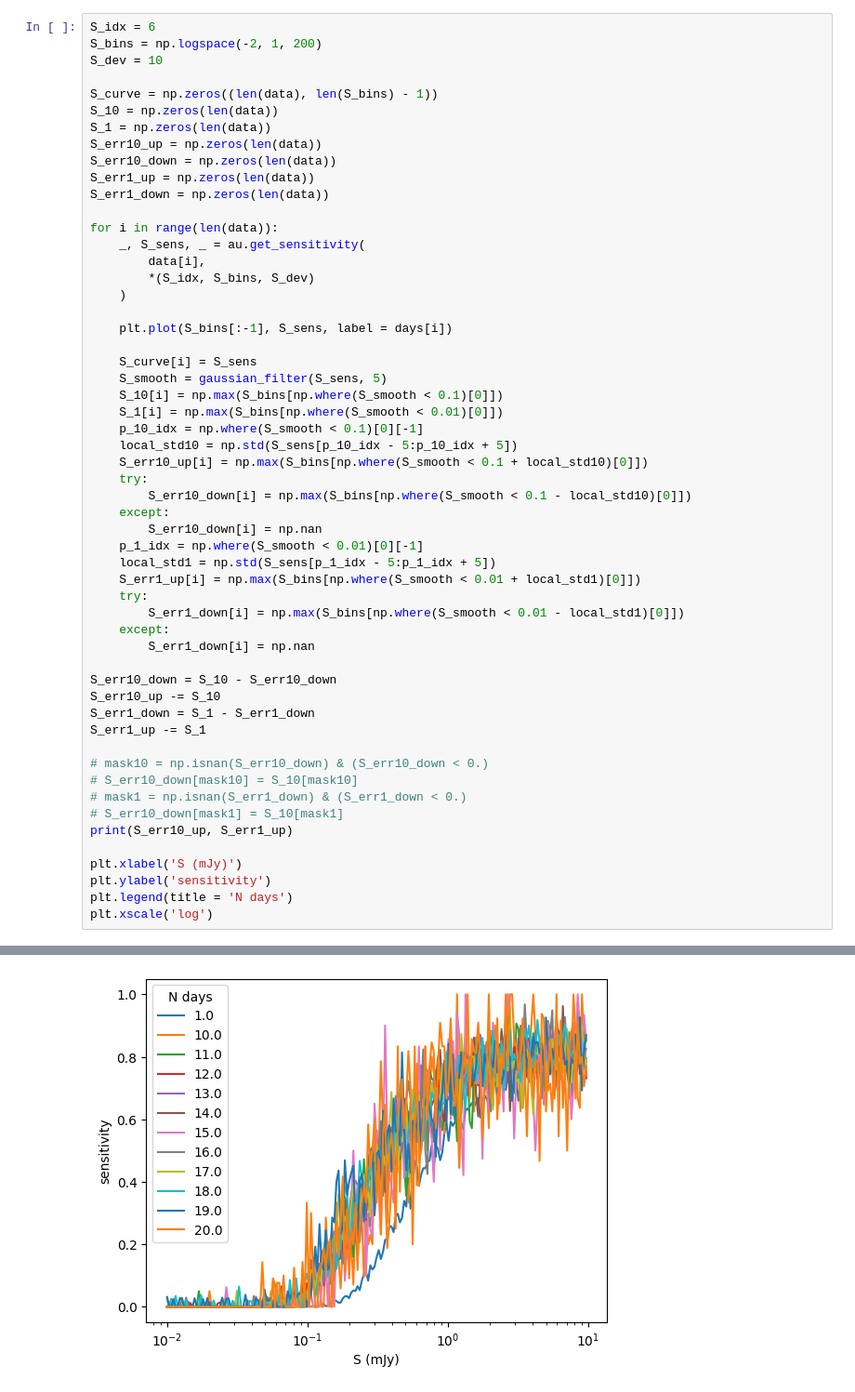
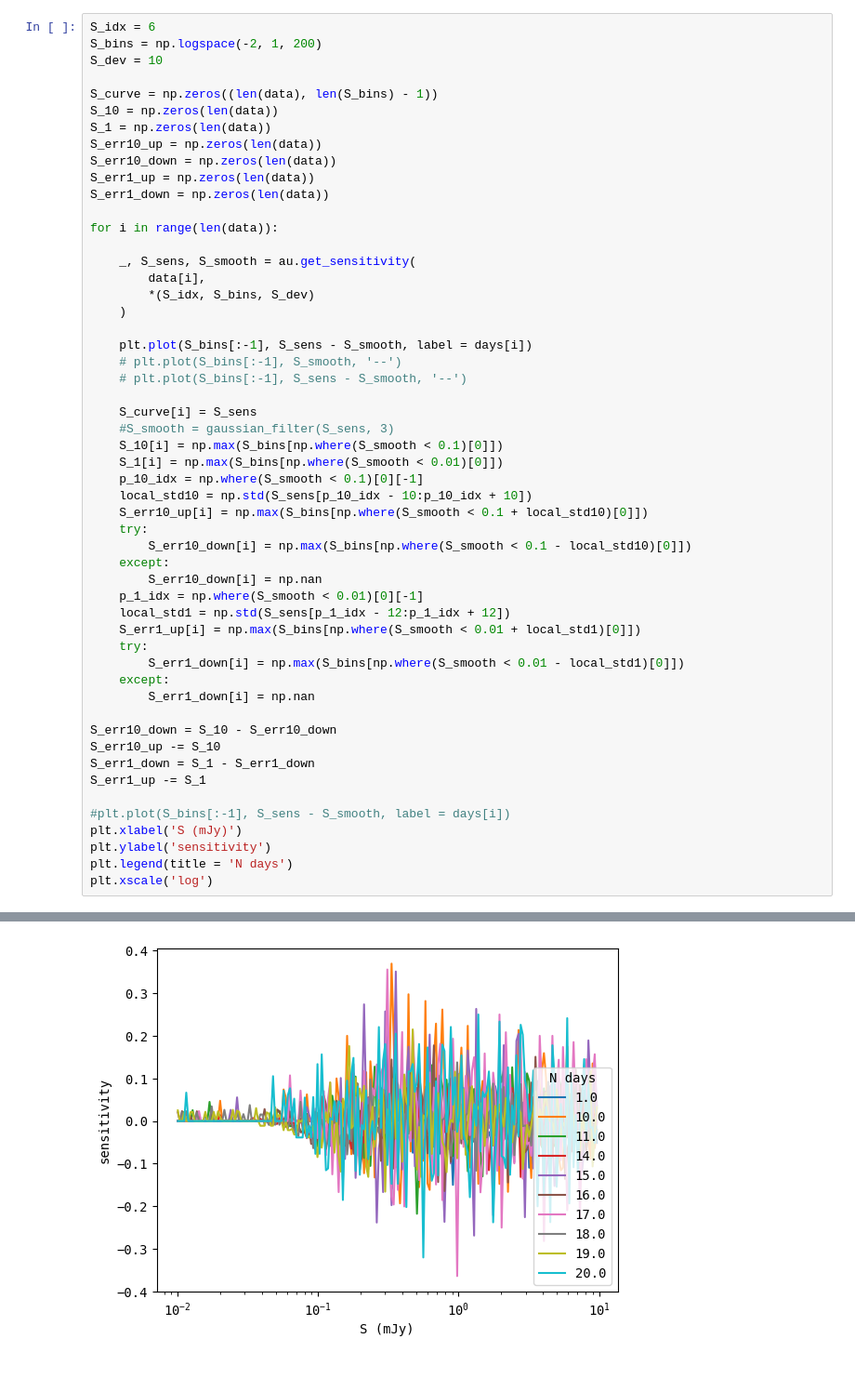
Before and after one commit to chime-sps/Transmissivity, a Jupyter notebook: results/sensitivity_dropoff.ipynb, the cells around one changed output, grey strips where cells are left out. Shown at 93% size. Drawn from its saved outputs; the diff is of its cells as text.

```diff
--- a/results/sensitivity_dropoff.ipynb
+++ b/results/sensitivity_dropoff.ipynb
@@ -83,26 +82,29 @@ S_err1_up = np.zeros(len(data))
 S_err1_down = np.zeros(len(data))
 
 for i in range(len(data)):
-    _, S_sens, _ = au.get_sensitivity(
+
+    _, S_sens, S_smooth = au.get_sensitivity(
         data[i],
         *(S_idx, S_bins, S_dev)
     )
 
-    plt.plot(S_bins[:-1], S_sens, label = days[i])
+    plt.plot(S_bins[:-1], S_sens - S_smooth, label = days[i])
+    # plt.plot(S_bins[:-1], S_smooth, '--')
+    # plt.plot(S_bins[:-1], S_sens - S_smooth, '--')
 
     S_curve[i] = S_sens
-    S_smooth = gaussian_filter(S_sens, 5)
+    #S_smooth = gaussian_filter(S_sens, 3)
     S_10[i] = np.max(S_bins[np.where(S_smooth < 0.1)[0]])
     S_1[i] = np.max(S_bins[np.where(S_smooth < 0.01)[0]])
     p_10_idx = np.where(S_smooth < 0.1)[0][-1]
-    local_std10 = np.std(S_sens[p_10_idx - 5:p_10_idx + 5])
+    local_std10 = np.std(S_sens[p_10_idx - 10:p_10_idx + 10])
     S_err10_up[i] = np.max(S_bins[np.where(S_smooth < 0.1 + local_std10)[0]])
     try:
         S_err10_down[i] = np.max(S_bins[np.where(S_smooth < 0.1 - local_std10)[0]])
     except:
         S_err10_down[i] = np.nan
     p_1_idx = np.where(S_smooth < 0.01)[0][-1]
-    local_std1 = np.std(S_sens[p_1_idx - 5:p_1_idx + 5])
+    local_std1 = np.std(S_sens[p_1_idx - 12:p_1_idx + 12])
     S_err1_up[i] = np.max(S_bins[np.where(S_smooth < 0.01 + local_std1)[0]])
     try:
         S_err1_down[i] = np.max(S_bins[np.where(S_smooth < 0.01 - local_std1)[0]])
@@ -114,12 +116,7 @@ S_err10_up -= S_10
 S_err1_down = S_1 - S_err1_down
 S_err1_up -= S_1
 
-# mask10 = np.isnan(S_err10_down) & (S_err10_down < 0.)
-# S_err10_down[mask10] = S_10[mask10]
-# mask1 = np.isnan(S_err1_down) & (S_err1_down < 0.)
-# S_err10_down[mask1] = S_10[mask1]
-print(S_err10_up, S_err1_up)
-
+#plt.plot(S_bins[:-1], S_sens - S_smooth, label = days[i])
 plt.xlabel('S (mJy)')
 plt.ylabel('sensitivity')
 plt.legend(title = 'N days')
@@ -131 +125 @@ plt.xscale('log')
-[figure, old version]
+[figure, new version]
```
Also changed, not shown: parts of 8 cells of this notebook.
